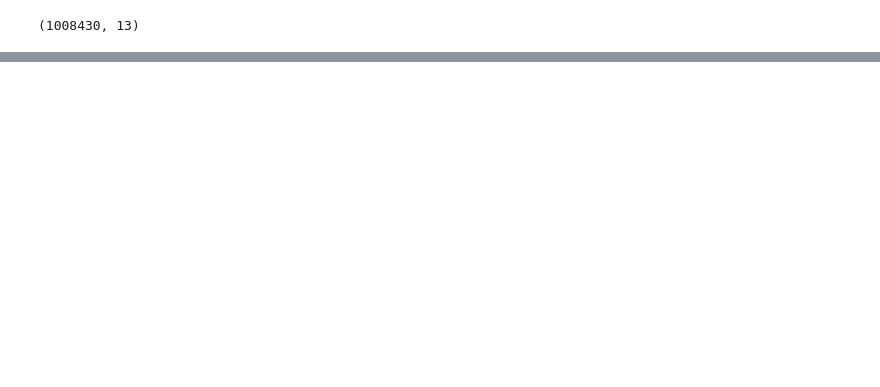
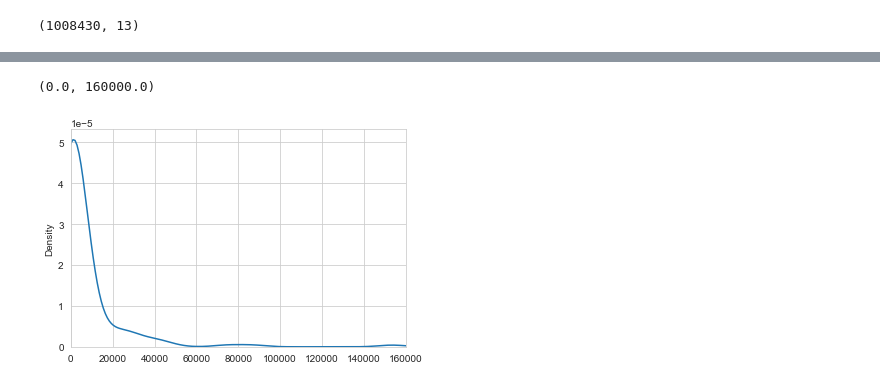
Before and after one commit to madrivers/Data_Bootcamp_Final_Project, a Jupyter notebook: gdp_pop_model/olympic_wb.ipynb, the cells around one changed output, grey strips where cells are left out. Saved outputs shown, nothing was run; the diff lists cells and outputs as text; code cells hidden in the pictures; blank space fills up the shorter version.

```diff
--- a/gdp_pop_model/olympic_wb.ipynb
+++ b/gdp_pop_model/olympic_wb.ipynb
@@ -194,0 +241,2 @@ olympic_wb.shape
+# %%
+olympic_wb= olympic_wb.replace([np.inf, -np.inf], np.nan)
@@ -194,0 +276,25 @@ olympic_wb.shape
+# %%
+# condensing columns: game location and country name
+olympic_wb["game_location"].replace({"Russian Federation": "Russia",
+                        "Soviet Union": "Russia",
+                        "Unified team": "Russia",
+                        "West Germany": "Germany",
+                        "East Germany": "Germany",
+                        "German Democratic Republic (Germany)": "Germany",
+                        "Federal Republic of Germany": "Germany",
+                        "Australia, Sweden" : "Australia",
+                        "USSR" : "Russia"}, inplace=True)
+
+olympic_wb["country_name"].replace({"Russian Federation": "Russia",
+                        "Soviet Union": "Russia",
+                        "Unified team": "Russia",
+                        "West Germany": "Germany",
+                        "East Germany": "Germany",
+                        "German Democratic Republic (Germany)": "Germany",
+                        "Federal Republic of Germany": "Germany",
+                        "Australia, Sweden" : "Australia",
+                        "USSR" : "Russia"}, inplace=True)
+# %%
+# binning countries
+country_counts = olympic_wb.country_name.value_counts()
+country_counts.head(30)
@@ -194,0 +319,8 @@ olympic_wb.shape
+# %%
+# checking density
+sns.set_style('whitegrid')
+gfg = sns.kdeplot(np.array(country_counts))
+gfg.set_xlim(0, 160000)
+# %% [output]
+(0.0, 160000.0)
+[figure, added]
```
Also changed, not shown: parts of 28 cells of this notebook.
